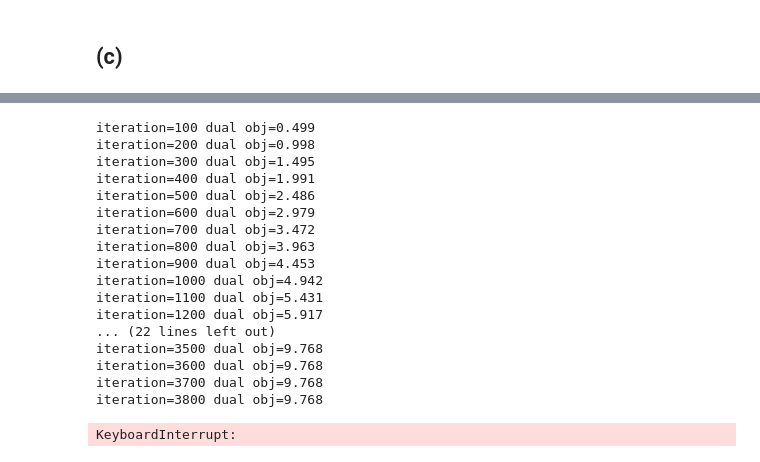
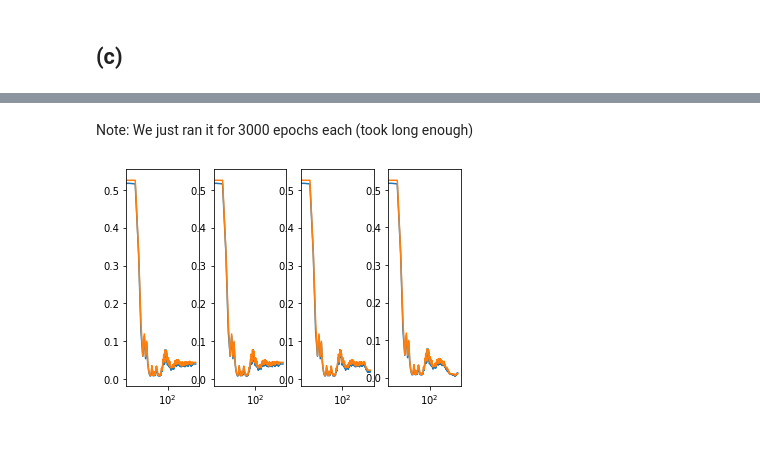
Before and after one commit to philippvb/Statistical_Machine_Learning_Summer_21, a Jupyter notebook: exercise6/exercise6.ipynb, the cells around one changed output, grey strips where cells are left out. Saved outputs shown, nothing was run; the diff lists cells and outputs as text; code cells hidden in the pictures.

```diff
--- a/exercise6/exercise6.ipynb
+++ b/exercise6/exercise6.ipynb
@@ -94,11 +99,9 @@ def CoordinateDescentSVM(Xtrain, Ytrain, C, Xtest, Ytest):
         # select coordinate to update
         r = counter % n
 
-        r_index = np.where(indices!=r)
-
-        alpha_r = (1- alpha[r]* Xtrain[r,:] @ Xtrain[r,:] - 0.5 * np.sum(alpha[r_index] * Ytrain[r_index] * Ytrain[r] * np.expand_dims(np.squeeze(Xtrain[r_index, :]) @ Xtrain[r, :].T, axis=1)))#/(Xtrain[:,r] @ Xtrain[:,r])
         # solve the subproblem for coordinate r without any constraints
-        # alpha_r = (1 - np.sum([alpha[index] * Ytrain[index] * Ytrain[r] * (Xtrain[:,index].T @ Xtrain[:,r]) for index in indices[indices!=r]]))/(Xtrain[:,r].T @ Xtrain[:,r])
+        w_old = np.sum(alpha  * Y_train  * X_train, axis=0)
+        alpha_r = alpha[r] - Y_train[r] * (w_old @ X_train[r] - Y_train[r]) / (X_train[r] @ X_train[r])
 
         # project the solution to the interval [0, C / n]
         alpha[r] = np.maximum(0.0, np.minimum(alpha_r, C/n))
@@ -122,11 +125,9 @@ def CoordinateDescentSVM(Xtrain, Ytrain, C, Xtest, Ytest):
         converged = np.all(Ytrain *(Xtrain @ w) > 1-eps)
         counter += 1
 
-        # if counter >300:
-        #     converged = True
 
     # compute the primal solution w from alpha
-    # FILL IN
+    # see above
 
     # show final dual objective
     print('final iteration={} dual obj={:.3f}'.format(counter, DualObj))
@@ -138,3 +141,11 @@ X_train = data["Xtrain"]
 Y_train = data["Ytrain"]
 X_test = data["Xtest"]
 Y_test = data["Ytest"]
+# %%
+C_list = [10, 100, 200, 500]
+train_errors = []
+test_errors = []
+for index, C in enumerate(C_list):
+    w, train_error, test_error = CoordinateDescentSVM(X_train, Y_train, C,  X_test, Y_test)
+    train_errors.append(train_error)
+    test_errors.append(test_error)
@@ -141,28 +170,11 @@ Y_test = data["Ytest"]
+# %% [markdown]
+Note: We just ran it for 3000 epochs each (took long enough)
 # %%
-C_list = [10, 100]#, 200, 500]
 fig, axs = plt.subplots(1,4)
-for index, C in enumerate(C_list):
-    w, train_error, test_error = CoordinateDescentSVM(X_train, Y_train, C,  X_test, Y_test)
+for index, (train_error, test_error) in enumerate(zip(train_errors, test_errors)):
     X = list(range(len(train_error)))
     axs[index].plot(X, train_error)
     axs[index].plot(X, test_error)
     axs[index].set_xscale("log")
 # %% [output]
-iteration=100 dual obj=0.499
-iteration=200 dual obj=0.998
-iteration=300 dual obj=1.495
-iteration=400 dual obj=1.991
-iteration=500 dual obj=2.486
-iteration=600 dual obj=2.979
-iteration=700 dual obj=3.472
-iteration=800 dual obj=3.963
-iteration=900 dual obj=4.453
-iteration=1000 dual obj=4.942
-iteration=1100 dual obj=5.431
-iteration=1200 dual obj=5.917
-... (22 lines left out)
-iteration=3500 dual obj=9.768
-iteration=3600 dual obj=9.768
-iteration=3700 dual obj=9.768
-iteration=3800 dual obj=9.768
-KeyboardInterrupt:
+[figure, added]
```
Also changed, not shown: parts of 5 cells of this notebook, 1 other file.
